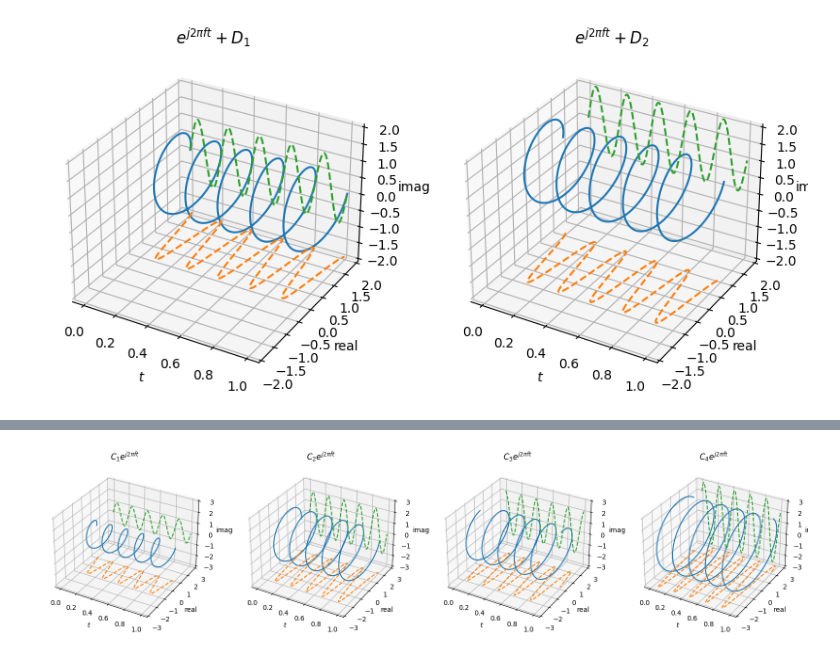
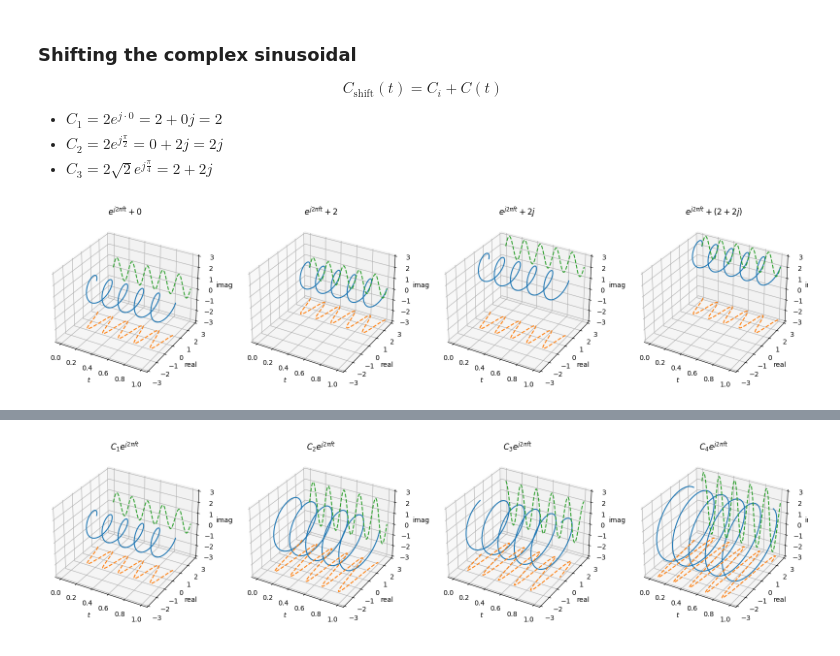
Before and after one commit to thiagopx/pdi, a Jupyter notebook: notebooks/04_fft.ipynb, the cells around one changed output, grey strips where cells are left out. Cells and saved outputs as stored; diff of their text form; code cells hidden in the pictures.

```diff
--- a/notebooks/in-construction/04_complex-sinusoidal.ipynb
+++ b/notebooks/04_fft.ipynb
@@ -29,0 +78,7 @@ Frequency $k=5$ Hz
+# %%
+C = 2 + 2j
+a = C.real
+b = C.imag
+C_mag = np.sqrt(a**2 + b**2)
+theta = np.arctan2(b, a)
+print(C_mag * np.exp(1j * theta))
@@ -31,7 +111,7 @@ Frequency $k=5$ Hz
 fig, axs = plt.subplots(1, 2, figsize=(10, 3), sharey=True)
 
 # real x t
-y = np.exp(2j * np.pi * f * t)
+y = np.exp(2j * np.pi * freq * t)
 axs[0].plot(t, y.real)
 axs[0].set_title("$cos(2 \pi f t)$")
 axs[0].set_xlabel("$t$")
@@ -49,10 +129,10 @@ plt.tight_layout()
 plt.show()
 
 # real x imag x t
-fig, axs = plt.subplots(1, 2, figsize=(10, 3), sharey=True)
-ax.plot(t, y.real, zs=y.imag, zdir='z')
-ax.plot(t, y.real, zs=-2, zdir='z', linestyle="dashed")
-ax.plot(t, 2 * np.ones_like(t), zs=y.imag, zdir='z', linestyle="dashed")
+fig, ax = plt.subplots(1, 1, figsize=(10, 5), subplot_kw={"projection": "3d"})
+ax.plot(t, y.real, zs=y.imag, zdir="z")
+ax.plot(t, y.real, zs=-2, zdir="z", linestyle="dashed")
+ax.plot(t, 2 * np.ones_like(t), zs=y.imag, zdir="z", linestyle="dashed")
 ax.set_xlabel("$t$")
 ax.set_ylabel("real")
 ax.set_zlabel("imag")
@@ -72,20 +146,29 @@ $D_2 = 1j$
+# %% [markdown]
+### Shifting the complex sinusoidal
+
+$$C_{\text{shift}}(t) = C_i + C(t)$$
+
+- $C_1 = 2e^{j\cdot0} = 2 + 0j = 2$
+- $C_2 = 2e^{j\frac{\pi}{2}} = 0 + 2j = 2j$
+- $C_3 = 2\sqrt{2}e^{j\frac{\pi}{4}} = 2 + 2j$
 # %%
-fig, axs = plt.subplots(1, 2, figsize=(10, 5), subplot_kw={"projection": "3d"})
+fig, axs = plt.subplots(1, 4, figsize=(20, 5), subplot_kw={"projection": "3d"})
 
-D1 = 1
-D2 = 1j
+C1 = 2
+C2 = 2j
+C3 = 2 + 2j
 
-for i, D in enumerate([D1, D2]):
-    y_shifted = y + D
-    axs[i].plot(t, y_shifted.real, zs=y_shifted.imag, zdir='z')
-    axs[i].plot(t, y_shifted.real, zs=-2, zdir='z', linestyle="dashed")
-    axs[i].plot(t, 2 * np.ones_like(t), zs=y_shifted.imag, zdir='z', linestyle="dashed")
+for i, C in enumerate([0, C1, C2, C3]):
+    y_shifted = y + C
+    axs[i].plot(t, y_shifted.real, zs=y_shifted.imag, zdir="z")
+    axs[i].plot(t, y_shifted.real, zs=-3, zdir="z", linestyle="dashed")
+    axs[i].plot(t, 3 * np.ones_like(t), zs=y_shifted.imag, zdir="z", linestyle="dashed")
     axs[i].set_xlabel("$t$")
     axs[i].set_ylabel("real")
     axs[i].set_zlabel("imag")
-    axs[i].set_title(f"$e^{{j 2 \pi f t}} + D_{i+1}$")
-    axs[i].set_ylim((-2, 2))
-    axs[i].set_zlim((-2, 2))
+    axs[i].set_title(f"$e^{{j 2 \pi f t}} + {str(C)}$")
+    axs[i].set_ylim((-3, 3))
+    axs[i].set_zlim((-3, 3))
 plt.show()
 # %% [output]
-[figure, old version]
+[figure, new version]
```
Also changed, not shown: parts of 19 cells of this notebook, 2 other files.
